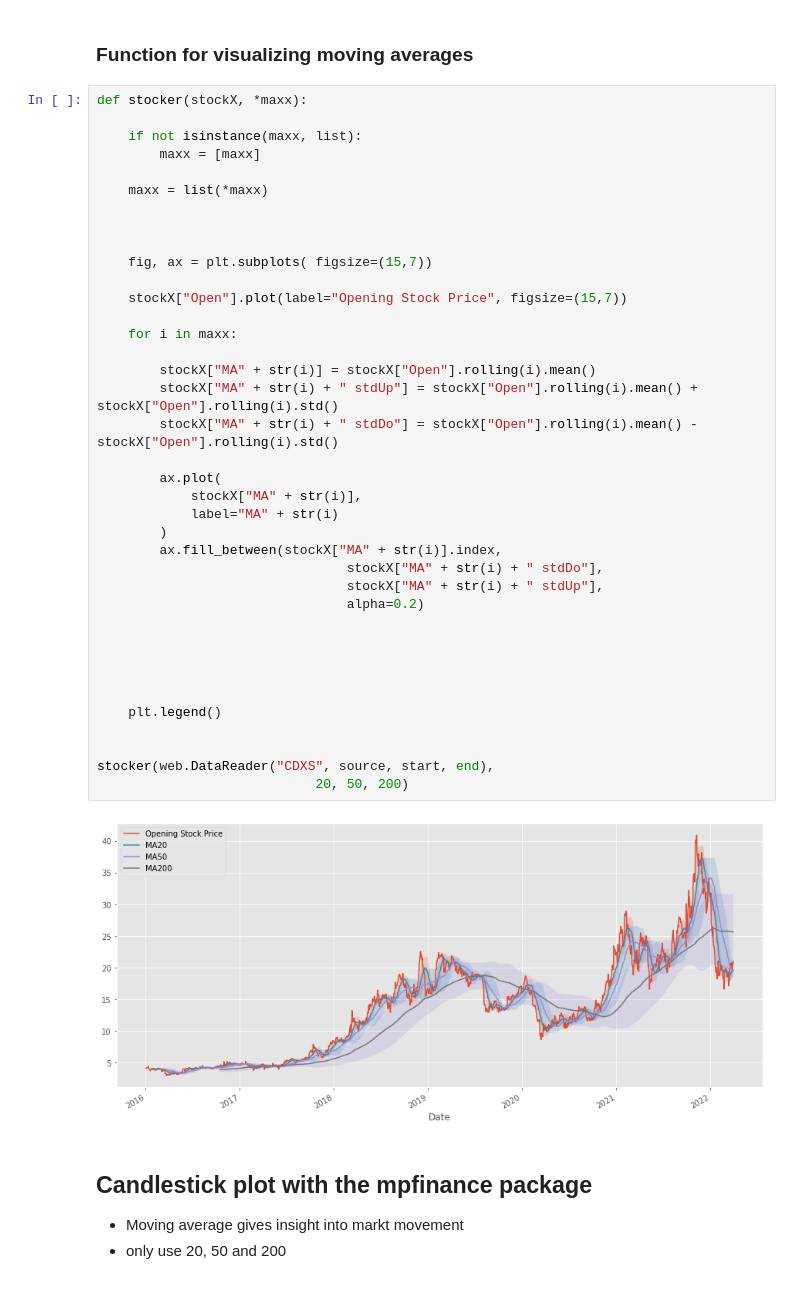
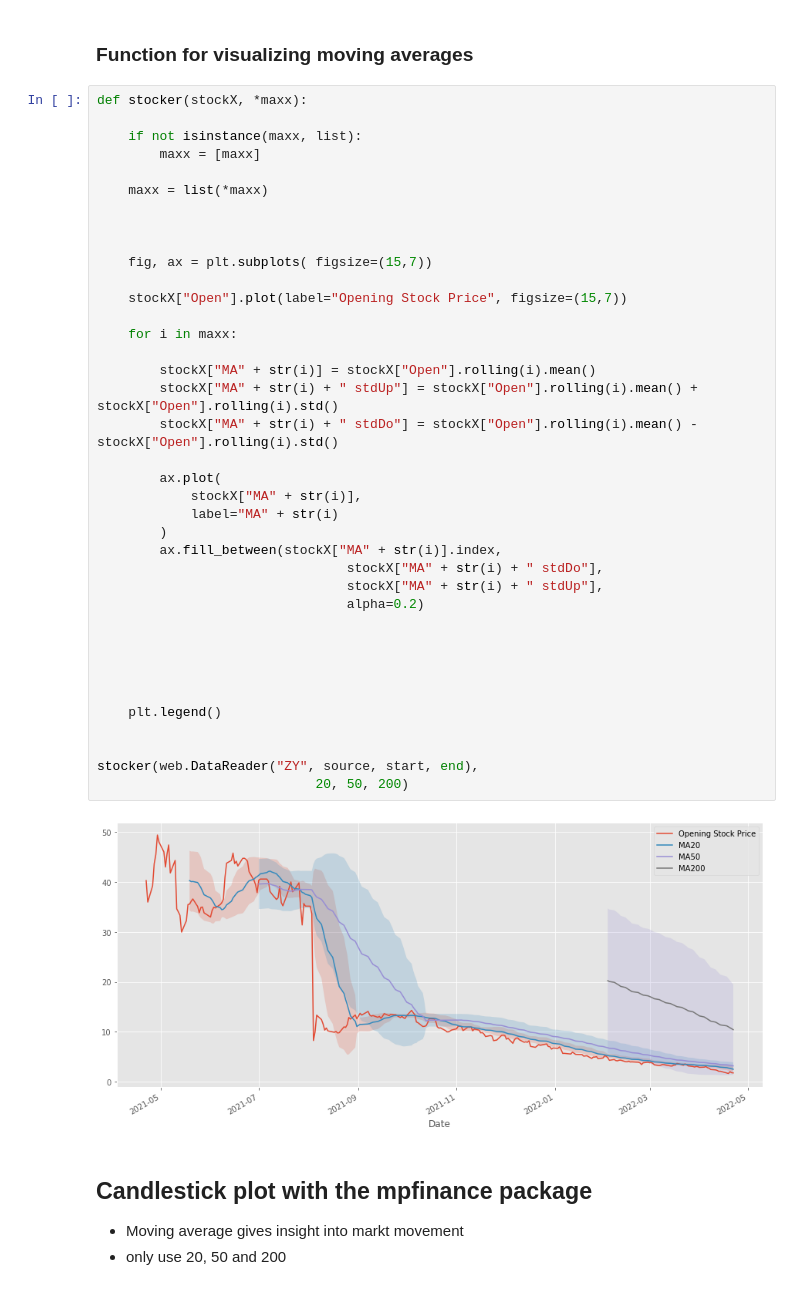
Before and after one commit to cewinharhar/stockMarketAnalysis, a Jupyter notebook: stockMarketAnalysis.ipynb, the cells around one changed output. Cells and saved outputs as stored; diff of their text form.

```diff
--- a/stockMarketAnalysis.ipynb
+++ b/stockMarketAnalysis.ipynb
@@ -111,35 +112,35 @@ def stocker(stockX, *maxx):
 
 
     fig, ax = plt.subplots( figsize=(15,7))
 
     stockX["Open"].plot(label="Opening Stock Price", figsize=(15,7))
 
     for i in maxx:
 
         stockX["MA" + str(i)] = stockX["Open"].rolling(i).mean()
         stockX["MA" + str(i) + " stdUp"] = stockX["Open"].rolling(i).mean() + stockX["Open"].rolling(i).std()
         stockX["MA" + str(i) + " stdDo"] = stockX["Open"].rolling(i).mean() - stockX["Open"].rolling(i).std()
 
         ax.plot(
             stockX["MA" + str(i)],
             label="MA" + str(i)
         )
         ax.fill_between(stockX["MA" + str(i)].index,
                                 stockX["MA" + str(i) + " stdDo"],
                                 stockX["MA" + str(i) + " stdUp"],
                                 alpha=0.2)
 
 
 
 
 
     plt.legend()
 
 
-stocker(web.DataReader("CDXS", source, start, end),
+stocker(web.DataReader("ZY", source, start, end),
                             20, 50, 200)
 # %% [output]
-[figure, old version]
+[figure, new version]
 # %% [markdown]
 ## Candlestick plot with the mpfinance package
 
```
Also changed, not shown: parts of 1 cell of this notebook.
